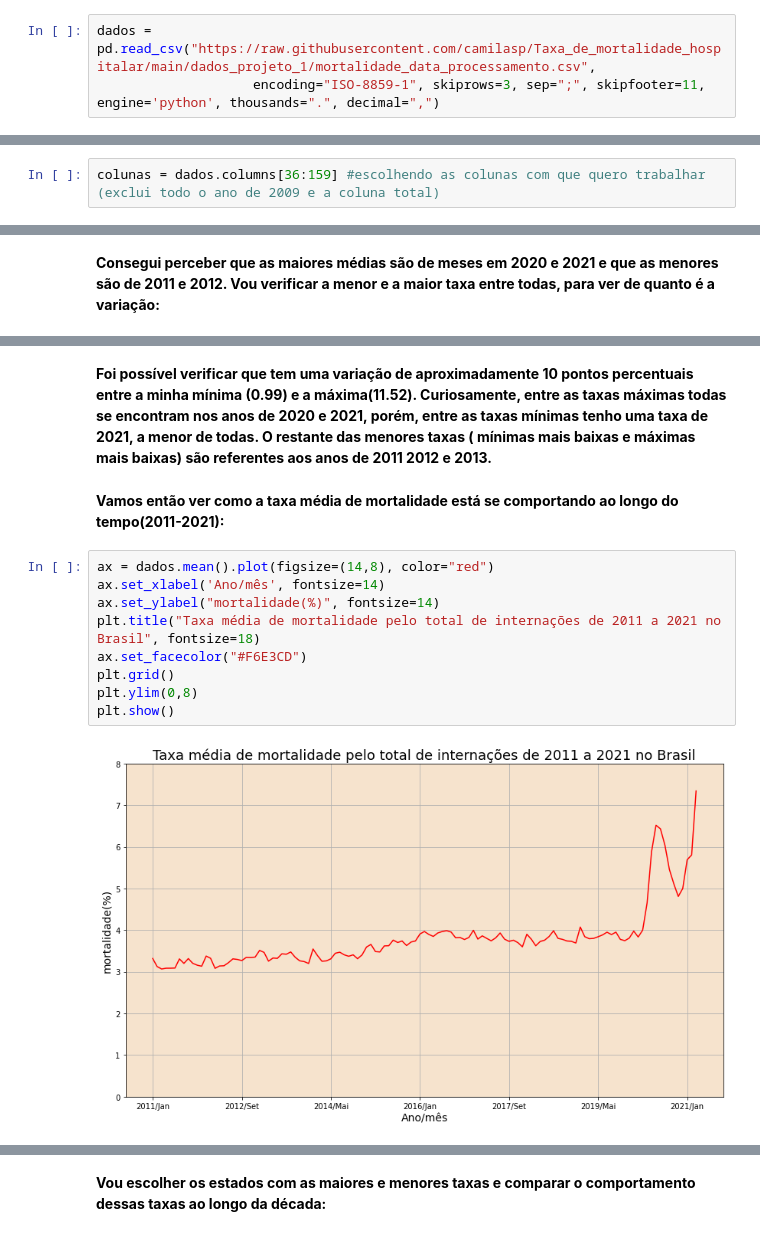
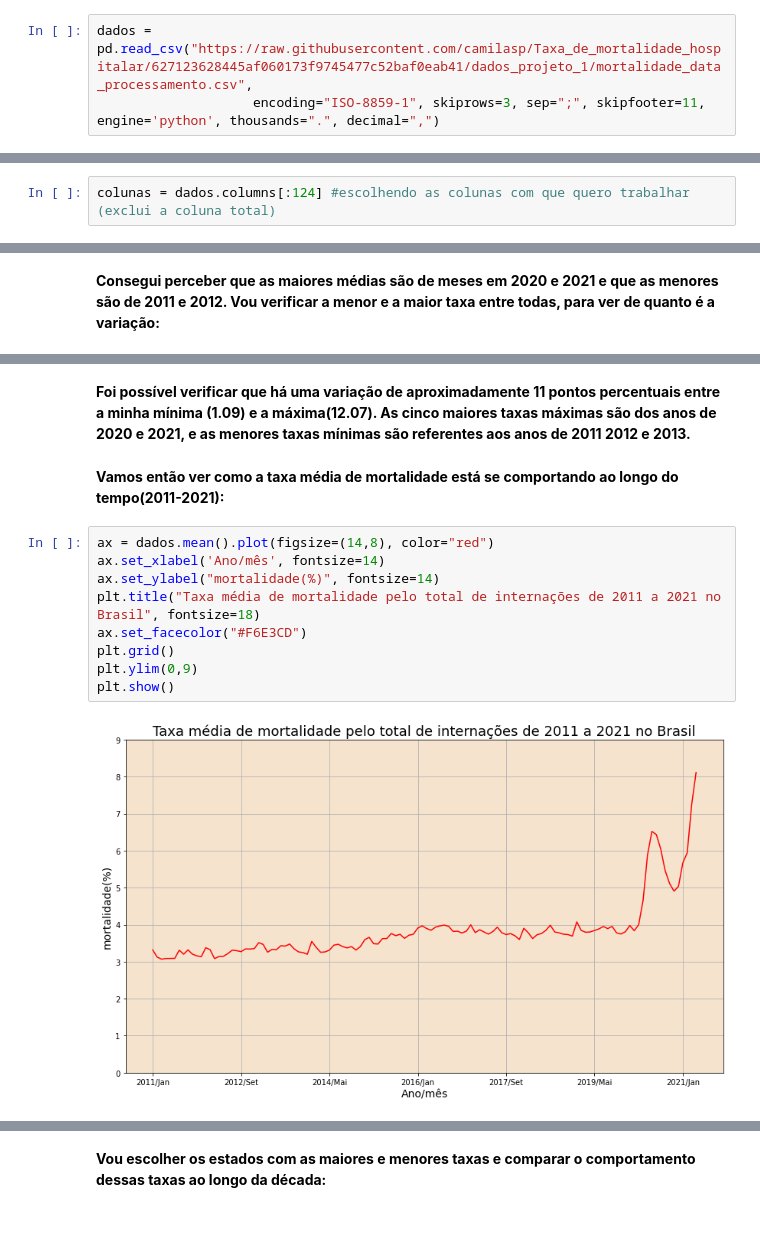
Before and after one commit to camilasp/Projetos-Bootcamp-Data-Science-, a Jupyter notebook: Projeto_1_taxa_mortalidade.ipynb, the cells around one changed output, grey strips where cells are left out. Cells and saved outputs as stored; diff of their text form.

```diff
--- a/Projeto_1_taxa_mortalidade.ipynb
+++ b/Projeto_1_taxa_mortalidade.ipynb
@@ -44,7 +44,7 @@ import seaborn as sns
 # %% [markdown]
 ###**3.2 Preparação dos dados**
 # %%
-dados = pd.read_csv("https://raw.githubusercontent.com/camilasp/Taxa_de_mortalidade_hospitalar/main/dados_projeto_1/mortalidade_data_processamento.csv",
+dados = pd.read_csv("https://raw.githubusercontent.com/camilasp/Taxa_de_mortalidade_hospitalar/627123628445af060173f9745477c52baf0eab41/dados_projeto_1/mortalidade_data_processamento.csv",
                     encoding="ISO-8859-1", skiprows=3, sep=";", skipfooter=11, engine='python', thousands=".", decimal=",")
 # %%
 dados
@@ -77,7 +77,7 @@ Optei por analisar apenas os dados da última década, então vou excluir as col
 # %%
 dados = dados.set_index("UF")
 # %%
-colunas = dados.columns[36:159] #escolhendo as colunas com que quero trabalhar (exclui todo o ano de 2009 e a coluna total)
+colunas = dados.columns[:124] #escolhendo as colunas com que quero trabalhar (exclui a coluna total)
 # %%
 dados = dados[colunas]
 dados.head()
@@ -212,16 +212,16 @@ Length: 123, dtype: float64
 # %% [markdown]
-**Foi possível verificar que tem uma variação de aproximadamente 10 pontos percentuais entre a minha mínima (0.99) e a máxima(11.52). Curiosamente, entre as taxas máximas todas se encontram nos anos de 2020 e 2021, porém, entre as taxas mínimas tenho uma taxa de 2021, a menor de todas. O restante das menores taxas ( mínimas mais baixas e máximas mais baixas) são referentes aos anos de 2011 2012 e 2013.**
+**Foi possível verificar que há uma variação de aproximadamente 11 pontos percentuais entre a minha mínima (1.09) e a máxima(12.07). As cinco maiores taxas máximas são dos anos de 2020 e 2021, e as menores taxas mínimas são referentes aos anos de 2011 2012 e 2013.**
 # %% [markdown]
 **Vamos então ver como a taxa média de mortalidade está se comportando ao longo do tempo(2011-2021):**
 # %%
 ax = dados.mean().plot(figsize=(14,8), color="red")
 ax.set_xlabel('Ano/mês', fontsize=14)
 ax.set_ylabel("mortalidade(%)", fontsize=14)
 plt.title("Taxa média de mortalidade pelo total de internações de 2011 a 2021 no Brasil", fontsize=18)
 ax.set_facecolor("#F6E3CD")
 plt.grid()
-plt.ylim(0,8)
+plt.ylim(0,9)
 plt.show()
 # %% [output]
-[figure, old version]
+[figure, new version]
 # %% [markdown]
```
Also changed, not shown: parts of 26 cells of this notebook.
